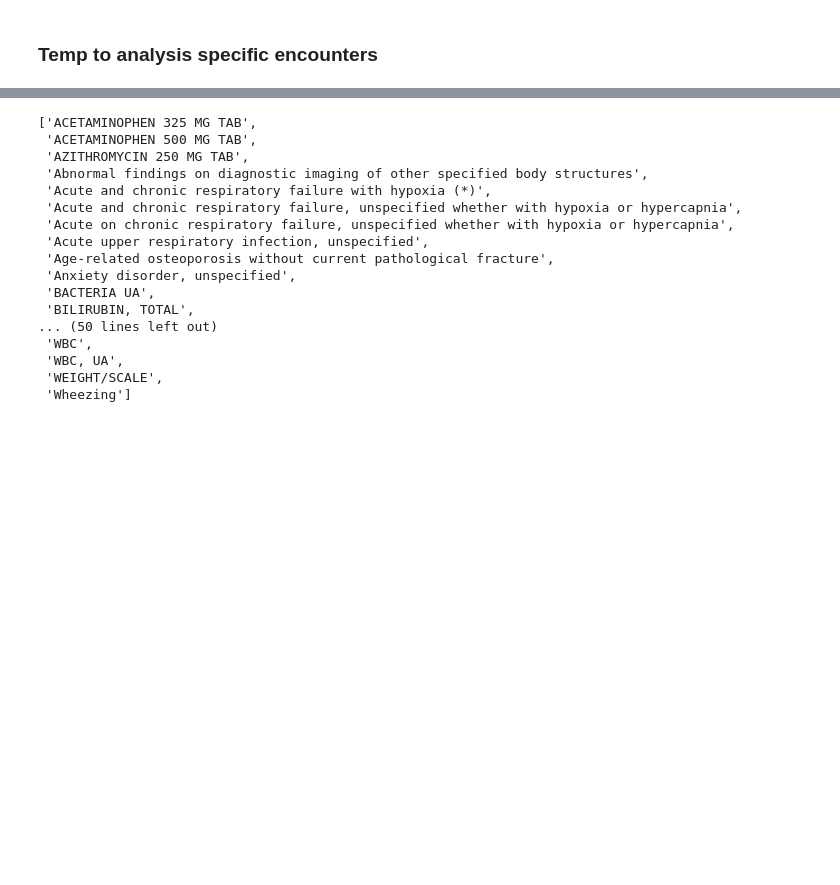
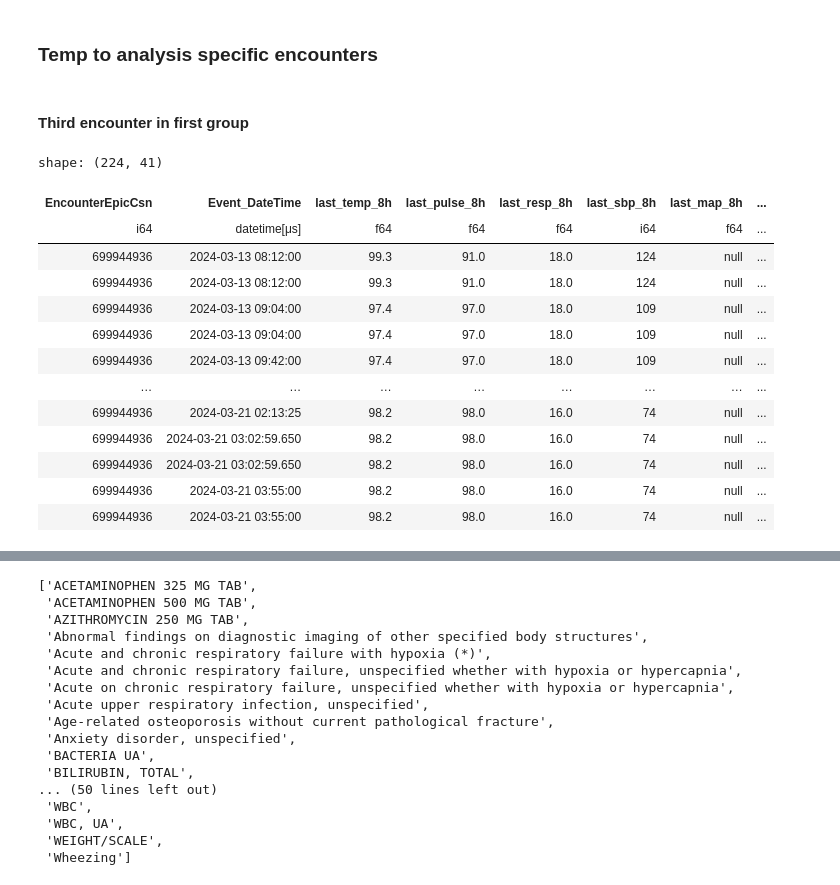
Before and after one commit to UTSW-CIC/Sepsis-Analysis, a Jupyter notebook: notebooks/21_encounter_level_cohort_analysis.ipynb, the cells around one changed output, grey strips where cells are left out. Cells and saved outputs as stored; diff of their text form; code cells hidden in the pictures; blank space fills up the shorter version.

```diff
--- a/notebooks/21_encounter_level_cohort_analysis.ipynb
+++ b/notebooks/21_encounter_level_cohort_analysis.ipynb
@@ -250,3 +250,25 @@ df_sepsis_v3.shape, df_sepsis_v2.shape, df_sepsis_v3['EncounterEpicCsn'].n_uniqu
 ((47652364, 5), (27281, 5), 13878, 14577)
 # %% [markdown]
 ### Temp to analysis specific encounters
+# %% [markdown]
+#### Third encounter in first group
+# %%
+df_organdysf_2.filter(
+	(pl.col("EncounterEpicCsn") ==699944936)&
+	(pl.col("organ_dysfunction_total") > 0)
+)
+# %% [output]
+shape: (224, 41)
+| EncounterEpicCsn | Event_DateTime | last_temp_8h | last_pulse_8h | last_resp_8h | last_sbp_8h | last_map_8h | ... |
+| i64 | datetime[μs] | f64 | f64 | f64 | i64 | f64 | ... |
+| 699944936 | 2024-03-13 08:12:00 | 99.3 | 91.0 | 18.0 | 124 | null | ... |
+| 699944936 | 2024-03-13 08:12:00 | 99.3 | 91.0 | 18.0 | 124 | null | ... |
+| 699944936 | 2024-03-13 09:04:00 | 97.4 | 97.0 | 18.0 | 109 | null | ... |
+| 699944936 | 2024-03-13 09:04:00 | 97.4 | 97.0 | 18.0 | 109 | null | ... |
+| 699944936 | 2024-03-13 09:42:00 | 97.4 | 97.0 | 18.0 | 109 | null | ... |
+| … | … | … | … | … | … | … | ... |
+| 699944936 | 2024-03-21 02:13:25 | 98.2 | 98.0 | 16.0 | 74 | null | ... |
+| 699944936 | 2024-03-21 03:02:59.650 | 98.2 | 98.0 | 16.0 | 74 | null | ... |
+| 699944936 | 2024-03-21 03:02:59.650 | 98.2 | 98.0 | 16.0 | 74 | null | ... |
+| 699944936 | 2024-03-21 03:55:00 | 98.2 | 98.0 | 16.0 | 74 | null | ... |
+| 699944936 | 2024-03-21 03:55:00 | 98.2 | 98.0 | 16.0 | 74 | null | ... |
```
Also changed, not shown: parts of 11 cells of this notebook, 26 other files.
